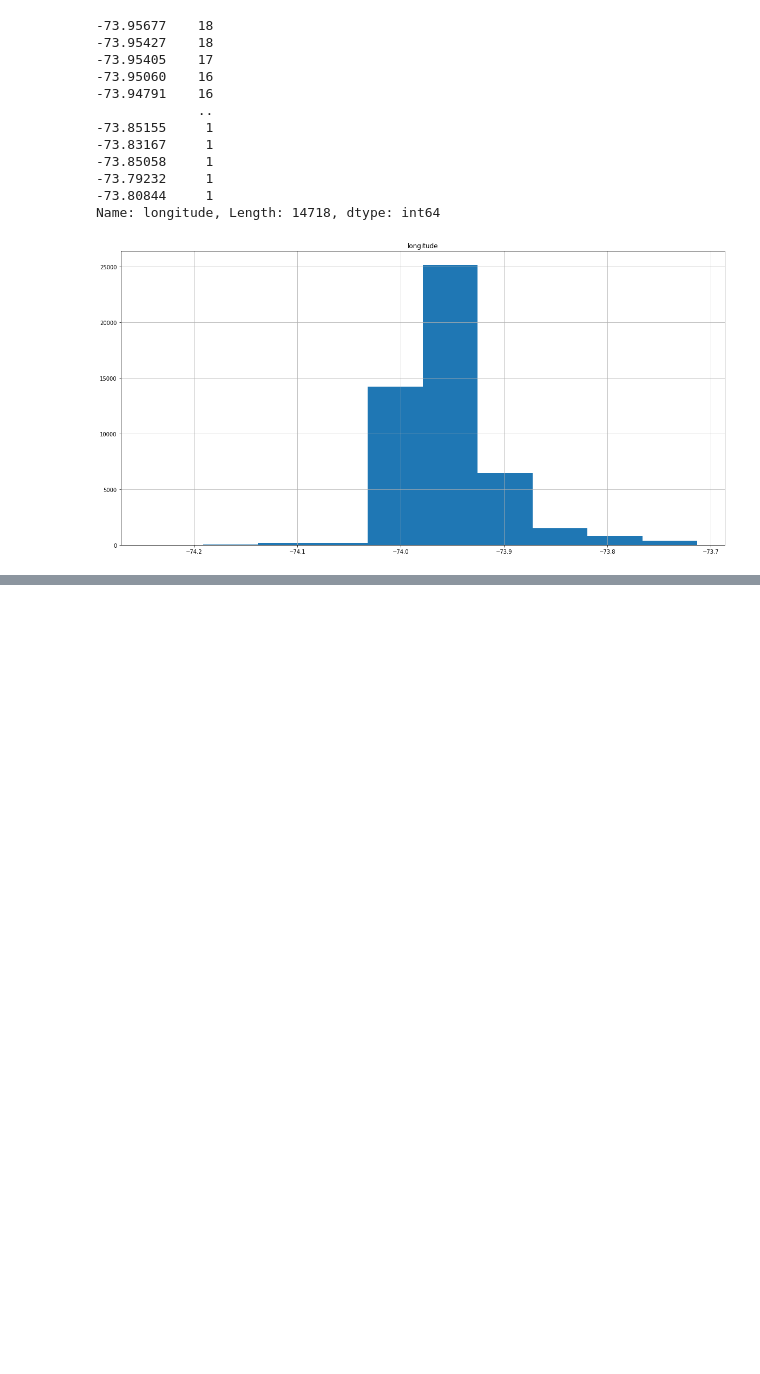
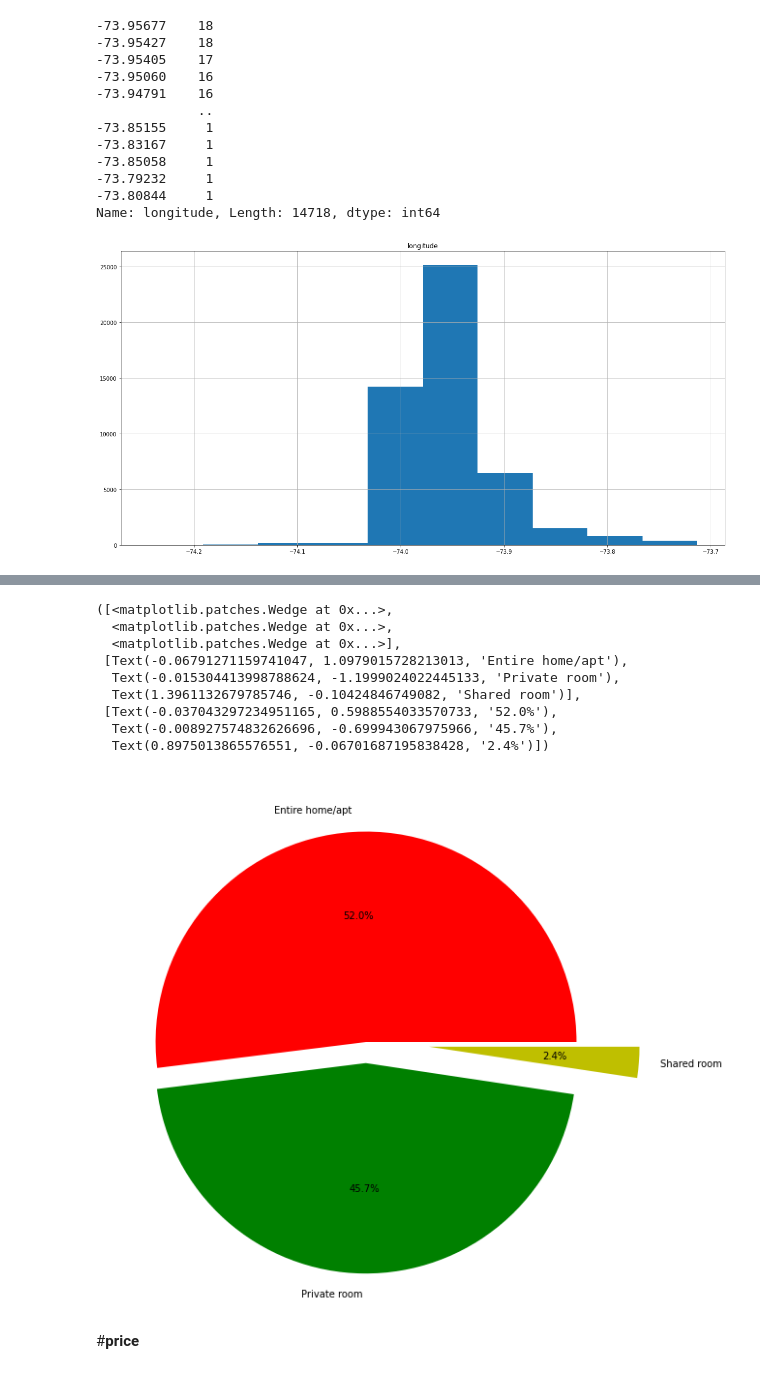
Before and after one commit to Gauravmehra1/Airbnb, a Jupyter notebook: Copy_of_Airbnb_Bookings_Analysis_Capstone_Project.ipynb, the cells around one changed output, grey strips where cells are left out. Drawn from its saved outputs; the diff is of its cells as text; code cells hidden in the pictures; blank space fills up the shorter version.

```diff
--- a/Copy_of_Airbnb_Bookings_Analysis_Capstone_Project.ipynb
+++ b/Copy_of_Airbnb_Bookings_Analysis_Capstone_Project.ipynb
@@ -298,0 +320,20 @@ df.hist('longitude');
+# %%
+plt.figure(figsize=(10,10))
+labels=df['room_type'].value_counts(sort=True).index
+size=df['room_type'].value_counts()
+colors=['r','g','y']
+explode=[0,0.1,0.3]
+plt.pie(size,labels=labels,autopct='%.1f%%',colors=colors,explode=explode)
+# %% [output]
+([<matplotlib.patches.Wedge at 0x...>,
+  <matplotlib.patches.Wedge at 0x...>,
+  <matplotlib.patches.Wedge at 0x...>],
+ [Text(-0.06791271159741047, 1.0979015728213013, 'Entire home/apt'),
+  Text(-0.015304413998788624, -1.1999024022445133, 'Private room'),
+  Text(1.3961132679785746, -0.10424846749082, 'Shared room')],
+ [Text(-0.037043297234951165, 0.5988554033570733, '52.0%'),
+  Text(-0.008927574832626696, -0.699943067975966, '45.7%'),
+  Text(0.8975013865576551, -0.06701687195838428, '2.4%')])
+[figure, added]
+# %% [markdown]
+#**price**
```
Also changed, not shown: parts of 18 cells of this notebook.
